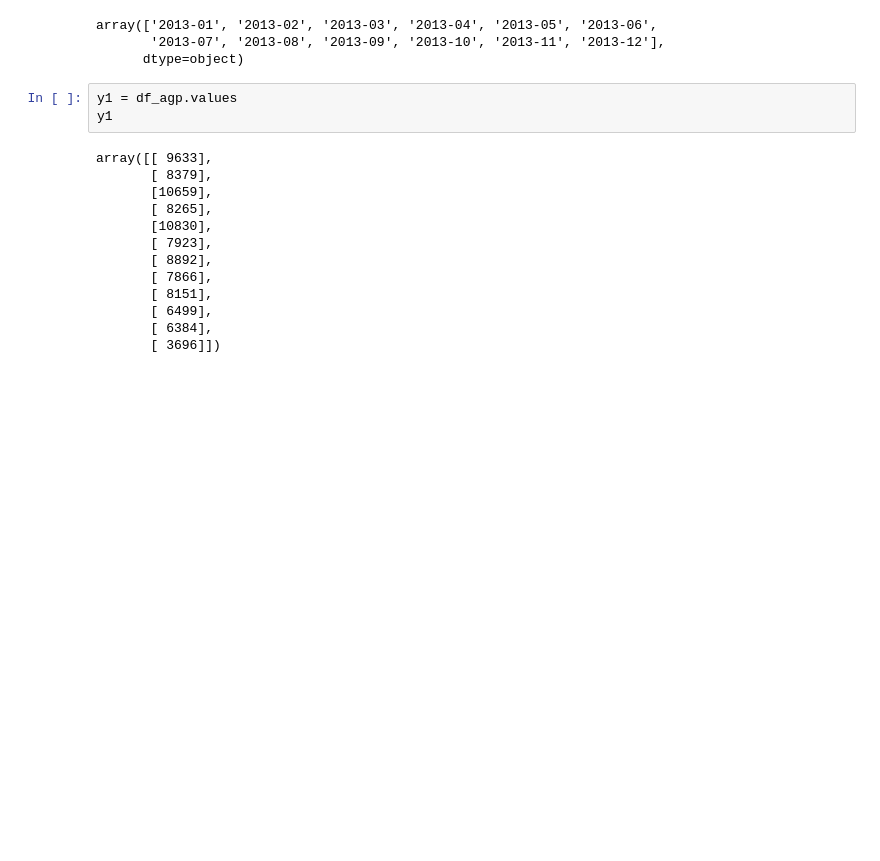
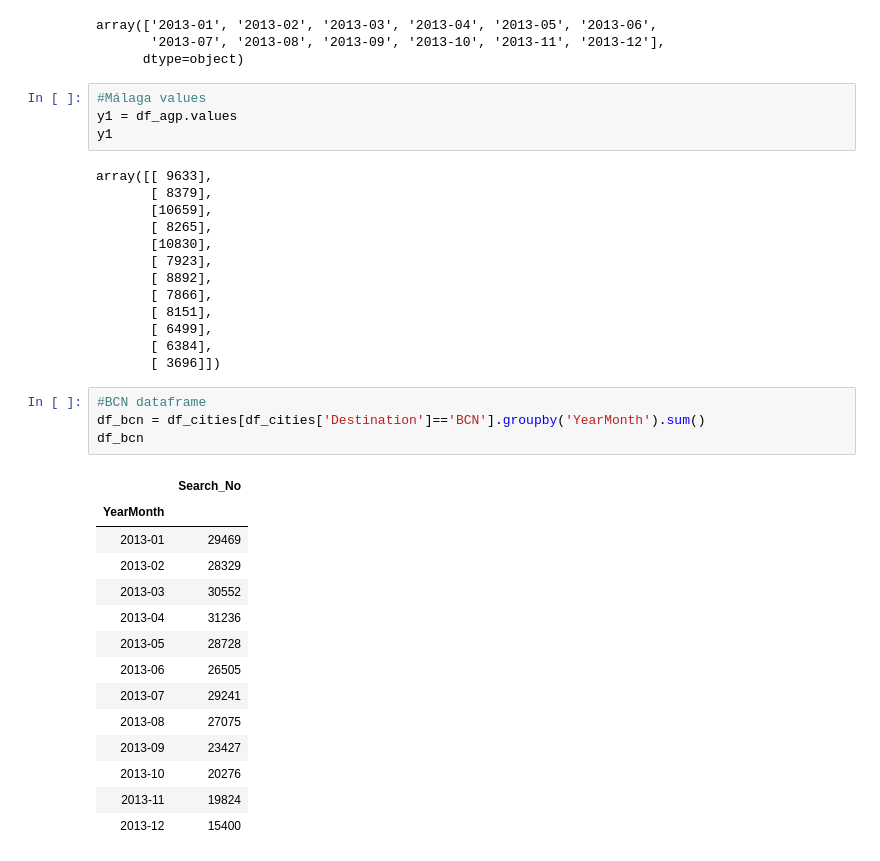
Before and after one commit to daniel-isidro/amadeus_challenge, a Jupyter notebook: amadeus_challenge.ipynb, the cells around one changed output. Drawn from its saved outputs; the diff is of its cells as text; blank space fills up the shorter version.

```diff
--- a/amadeus_challenge.ipynb
+++ b/amadeus_challenge.ipynb
@@ -497,6 +497,7 @@ array(['2013-01', '2013-02', '2013-03', '2013-04', '2013-05', '2013-06',
        '2013-07', '2013-08', '2013-09', '2013-10', '2013-11', '2013-12'],
       dtype=object)
 # %%
+#Málaga values
 y1 = df_agp.values
 y1
 # %% [output]
@@ -512,3 +513,22 @@ array([[ 9633],
        [ 6499],
        [ 6384],
        [ 3696]])
+# %%
+#BCN dataframe
+df_bcn = df_cities[df_cities['Destination']=='BCN'].groupby('YearMonth').sum()
+df_bcn
+# %% [output]
+|  | Search_No |
+| YearMonth |  |
+| 2013-01 | 29469 |
+| 2013-02 | 28329 |
+| 2013-03 | 30552 |
+| 2013-04 | 31236 |
+| 2013-05 | 28728 |
+| 2013-06 | 26505 |
+| 2013-07 | 29241 |
+| 2013-08 | 27075 |
+| 2013-09 | 23427 |
+| 2013-10 | 20276 |
+| 2013-11 | 19824 |
+| 2013-12 | 15400 |
```
Also changed, not shown: parts of 4 cells of this notebook.
